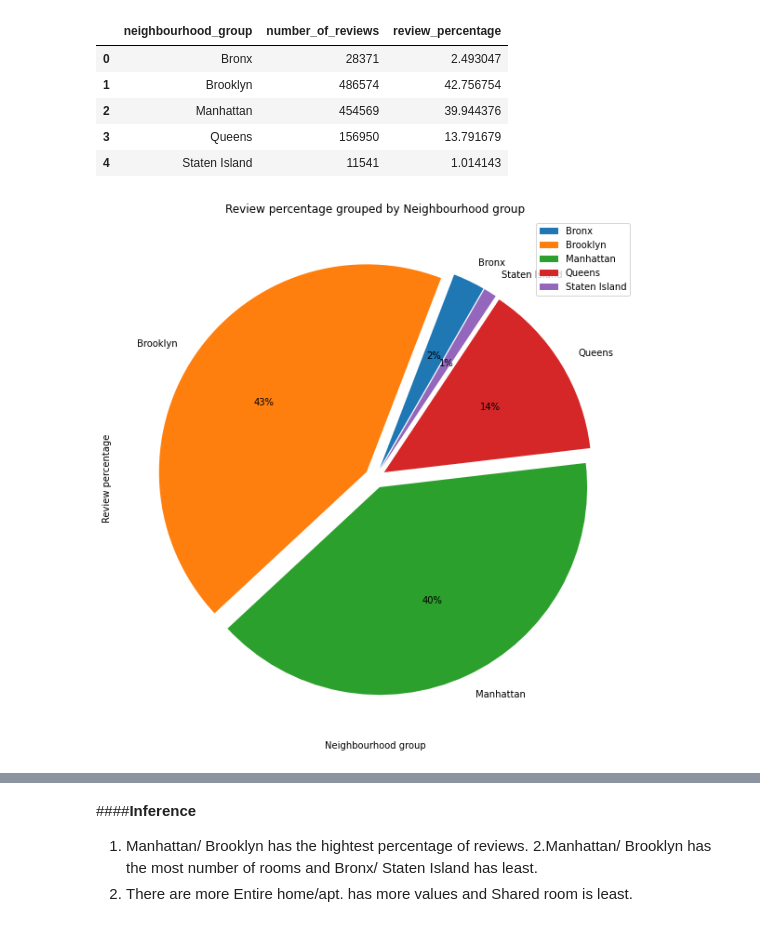
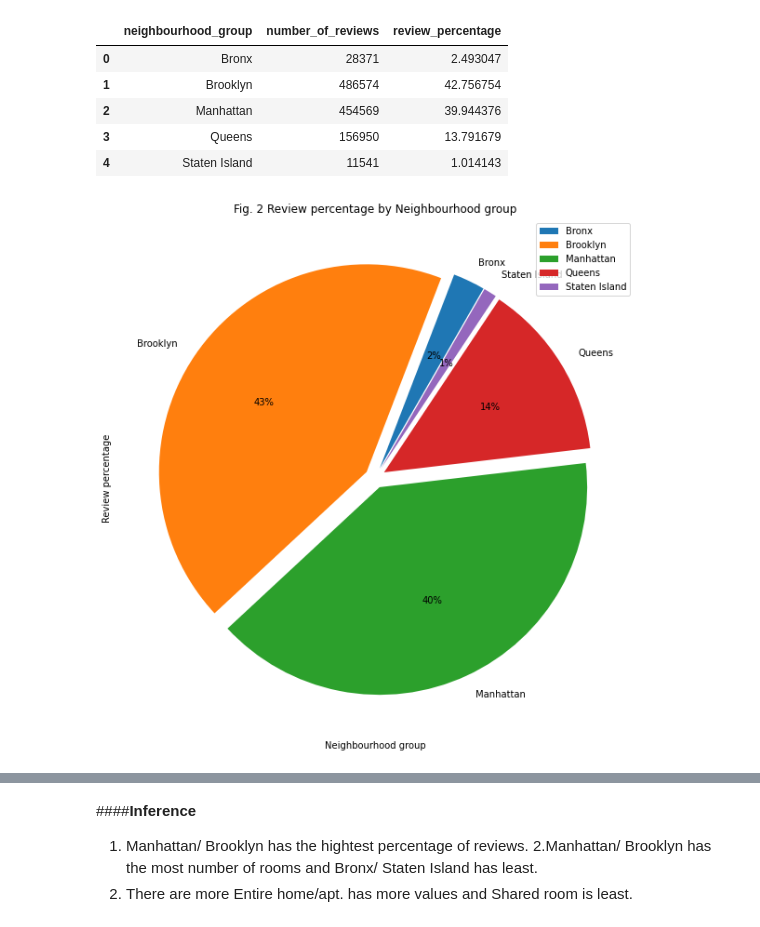
Before and after one commit to Jayganesh-C/Airbnb-booking-analysis, a Jupyter notebook: Airbnb_Bookings_Analysis_Capstone_Project_Jayganesh_C.ipynb, the cells around one changed output, grey strips where cells are left out. Saved outputs shown, nothing was run; the diff lists cells and outputs as text; code cells hidden in the pictures.

```diff
--- a/Airbnb_Bookings_Analysis_Capstone_Project_Jayganesh_C.ipynb
+++ b/Airbnb_Bookings_Analysis_Capstone_Project_Jayganesh_C.ipynb
@@ -114,9 +110,10 @@ number_of_reviews_df.head()
 # %%
 explode = (0.05, 0.05, 0.05, 0.05, 0.05)
 number_of_reviews_df.groupby(['neighbourhood_group']).sum().plot(
     kind='pie', y='number_of_reviews', autopct='%1.0f%%', startangle=60, explode=explode,figsize = (10,20)).set_title('Review percentage grouped by Neighbourhood group')
 plt.xlabel("Neighbourhood group")
 plt.ylabel("Review percentage")
+plt.title("Fig. 2 Review percentage by Neighbourhood group")
 plt.show()
 # %% [output]
-[figure, old version]
+[figure, new version]
```
Also changed, not shown: parts of 14 cells of this notebook.
